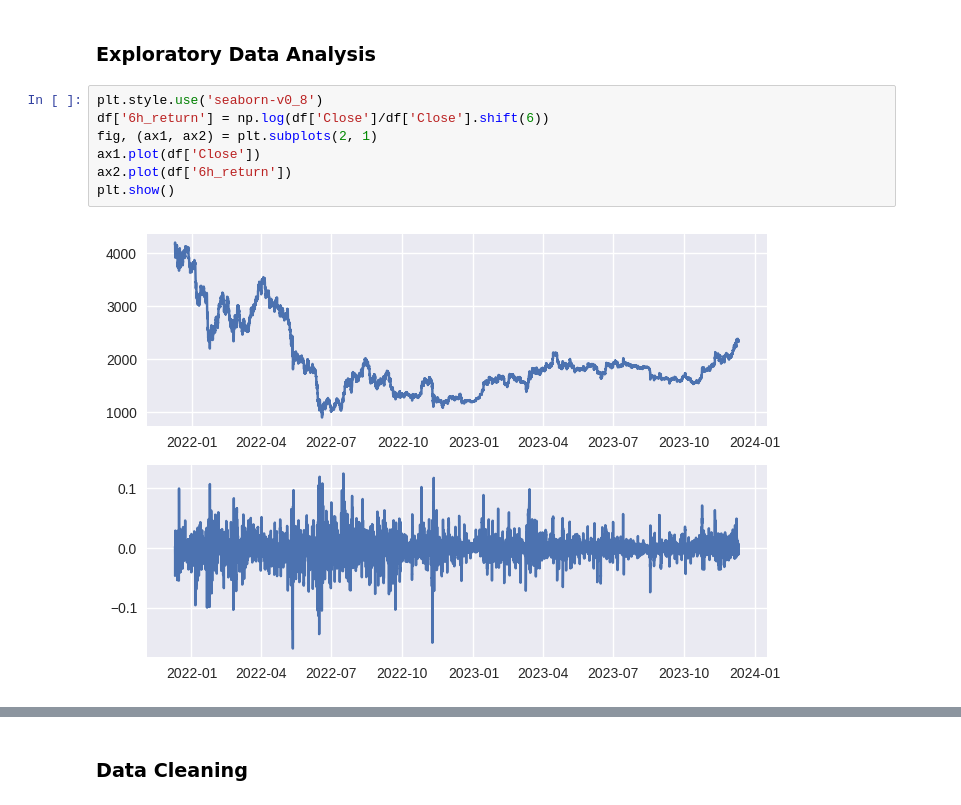
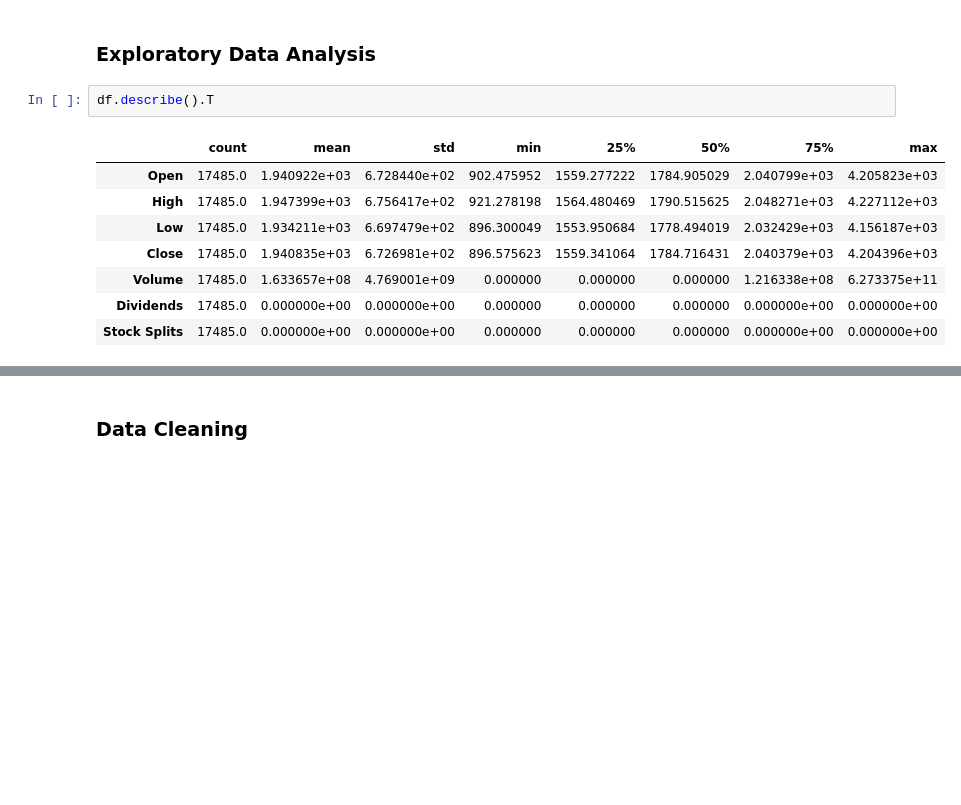
Before and after one commit to will-j-c/cqf_final_project_DL, a Jupyter notebook: report.ipynb, the cells around one changed output, grey strips where cells are left out. Drawn from its saved outputs; the diff is of its cells as text; blank space fills up the shorter version.

```diff
--- a/report.ipynb
+++ b/report.ipynb
@@ -48,12 +50,14 @@ df.head()
 | 2021-12-10 15:00:00+00:00 | 4037.234131 | 4086.067383 | 3998.373779 | 4015.867920 | 717191168 | 0.0 | 0.0 |
 # %% [markdown]
 ### Exploratory Data Analysis
-# %%
-plt.style.use('seaborn-v0_8')
-df['6h_return'] = np.log(df['Close']/df['Close'].shift(6))
-fig, (ax1, ax2) = plt.subplots(2, 1)
-ax1.plot(df['Close'])
-ax2.plot(df['6h_return'])
-plt.show()
-# %% [output]
-[figure, removed]
+# %%
+df.describe().T
+# %% [output]
+|  | count | mean | std | min | 25% | 50% | 75% | max |
+| Open | 17485.0 | 1.940922e+03 | 6.728440e+02 | 902.475952 | 1559.277222 | 1784.905029 | 2.040799e+03 | 4.205823e+03 |
+| High | 17485.0 | 1.947399e+03 | 6.756417e+02 | 921.278198 | 1564.480469 | 1790.515625 | 2.048271e+03 | 4.227112e+03 |
+| Low | 17485.0 | 1.934211e+03 | 6.697479e+02 | 896.300049 | 1553.950684 | 1778.494019 | 2.032429e+03 | 4.156187e+03 |
+| Close | 17485.0 | 1.940835e+03 | 6.726981e+02 | 896.575623 | 1559.341064 | 1784.716431 | 2.040379e+03 | 4.204396e+03 |
+| Volume | 17485.0 | 1.633657e+08 | 4.769001e+09 | 0.000000 | 0.000000 | 0.000000 | 1.216338e+08 | 6.273375e+11 |
+| Dividends | 17485.0 | 0.000000e+00 | 0.000000e+00 | 0.000000 | 0.000000 | 0.000000 | 0.000000e+00 | 0.000000e+00 |
+| Stock Splits | 17485.0 | 0.000000e+00 | 0.000000e+00 | 0.000000 | 0.000000 | 0.000000 | 0.000000e+00 | 0.000000e+00 |
```
Also changed, not shown: parts of 5 cells of this notebook, 5 other files.
